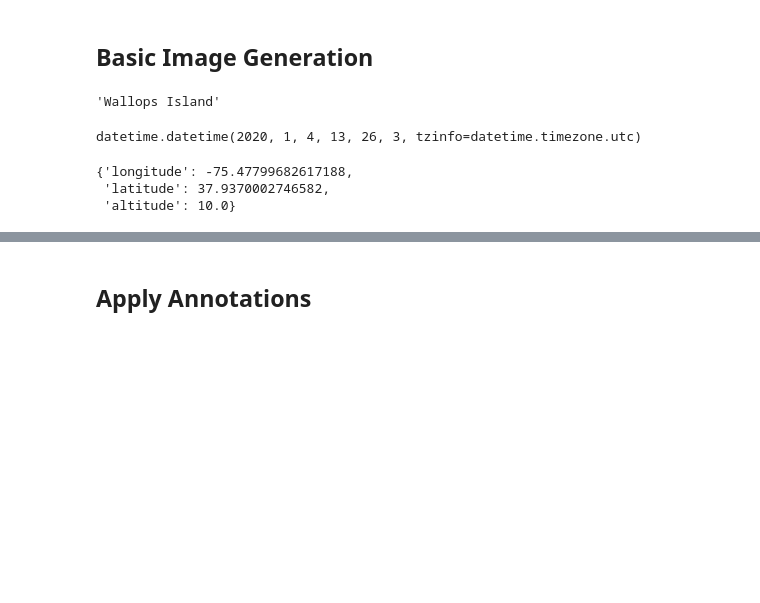
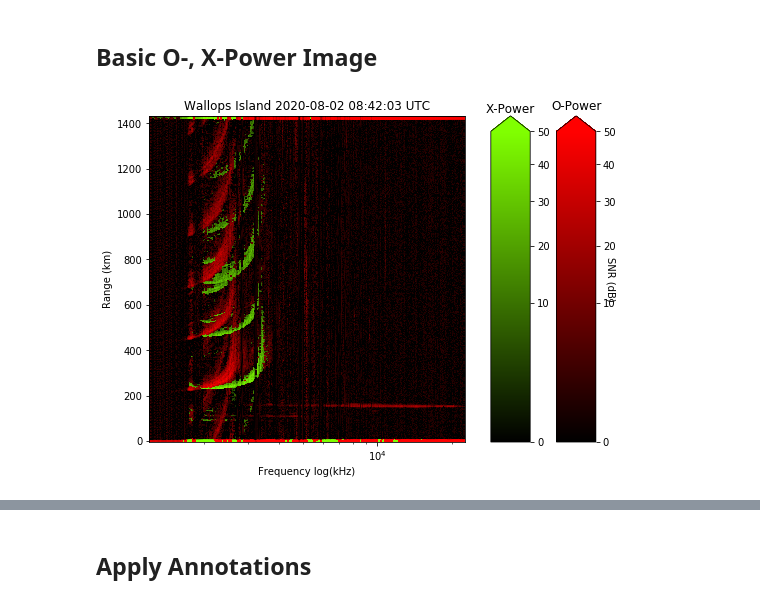
Before and after one commit to kevinmcmanus/vipir, a Jupyter notebook: notebooks/image.ipynb, the cells around one changed output, grey strips where cells are left out. Cells and saved outputs as stored; diff of their text form; code cells hidden in the pictures; blank space fills up the shorter version.

```diff
--- a/notebooks/image.ipynb
+++ b/notebooks/image.ipynb
@@ -14,18 +12,9 @@ ModuleNotFoundError: No module named 'netCDF4'
 # %% [markdown]
-## Basic Image Generation
+## Basic O-, X-Power Image
 # %%
-cdf = vp(r"../data/netcdf/WI937_2020004132603.NGI")
+cdf = vp(r"../data/WI937cache/WI937_2020215084203.NGI")
-# %%
-cdf.station
-# %% [output]
-'Wallops Island'
-# %%
-cdf.obs_time
-# %% [output]
-datetime.datetime(2020, 1, 4, 13, 26, 3, tzinfo=datetime.timezone.utc)
-# %%
-cdf.station_location
-# %% [output]
-{'longitude': -75.47799682617188,
- 'latitude': 37.9370002746582,
- 'altitude': 10.0}
+# %%
+fig = plt.figure(figsize=(8,6))
+ax = cdf.plot_pwr(fig)
+# %% [output]
+[figure, added]
```
Also changed, not shown: parts of 17 cells of this notebook.
